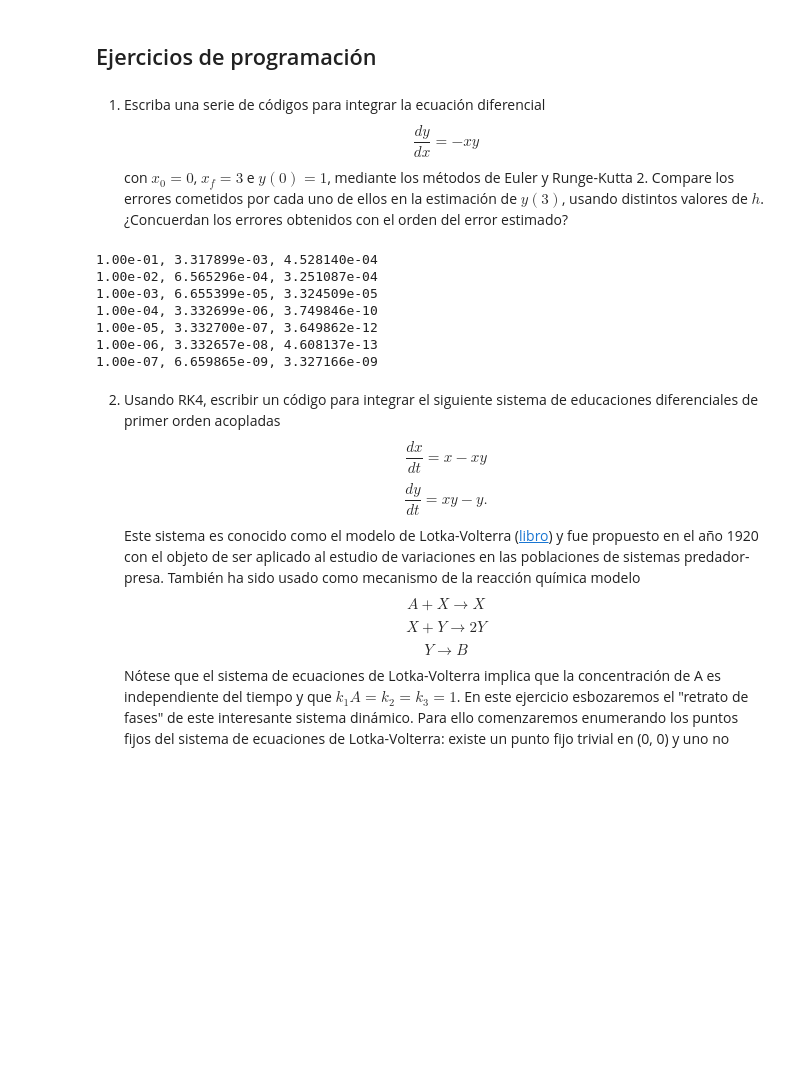
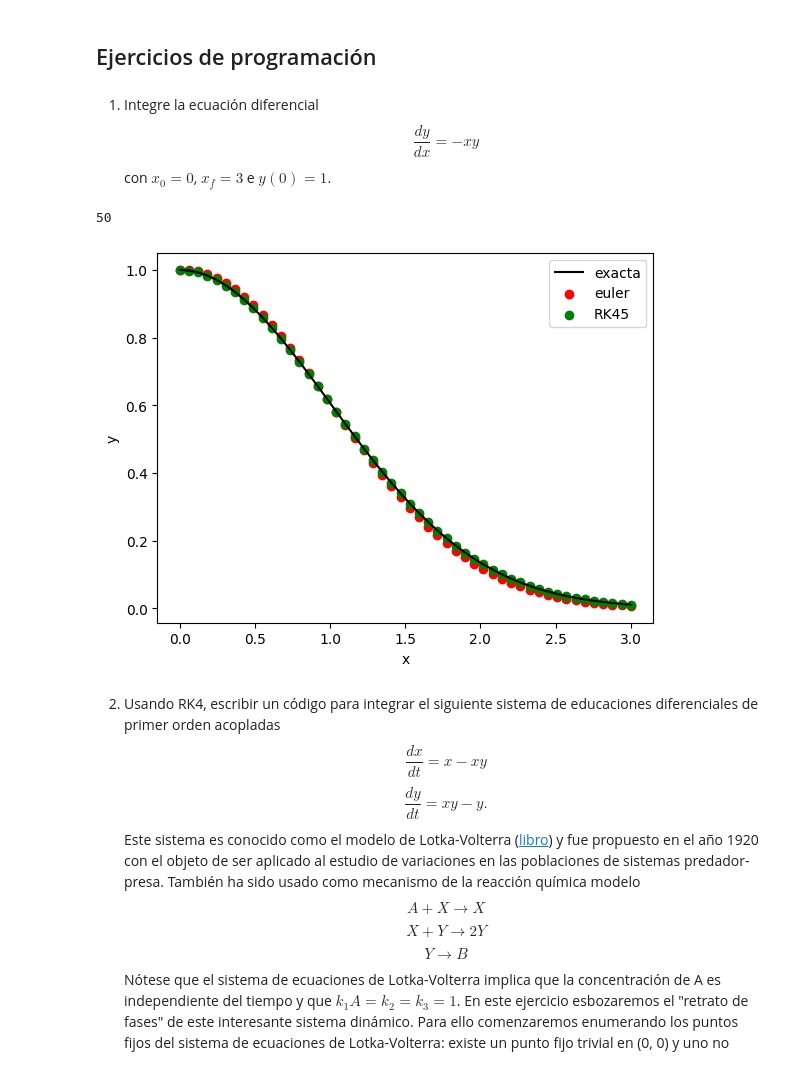
Before and after one commit to fernandezfran/metcomp, a Jupyter notebook: guias/guia2-resuelta.ipynb, the cells around one changed output. Drawn from its saved outputs; the diff is of its cells as text; code cells hidden in the pictures; blank space fills up the shorter version.

Commit message:
hasta lotka-volterra con solve_ivp de scipy

```diff
--- a/guias/guia2-resuelta.ipynb
+++ b/guias/guia2-resuelta.ipynb
@@ -7,52 +7,47 @@
 2. Deduzca los métodos de Runge-Kutta de segundo orden.
 # %% [markdown]
 ## Ejercicios de programación
-# %% [markdown]
-1. Escriba una serie de códigos para integrar la ecuación diferencial $$\frac{dy}{dx} = - x y$$ con $x_0 = 0$, $x_f = 3$ e $y(0) = 1$, mediante los métodos de Euler y Runge-Kutta 2. Compare los errores cometidos por cada uno de ellos en la estimación de $y(3)$, usando distintos valores de $h$. ¿Concuerdan los errores obtenidos con el orden del error estimado?
+# %% [markdown]
+1. Integre la ecuación diferencial $$\frac{dy}{dx} = - x y$$ con $x_0 = 0$, $x_f = 3$ e $y(0) = 1$.
 # %%
 import matplotlib.pyplot as plt
 import numpy as np
+from scipy.integrate import solve_ivp
 
 def exacta(x):
     return np.exp(-np.asarray(x)**2 / 2)
 
 def f(x, y):
     return - x * y
 
-def euler(x0, y0, h, xf):
+def euler(span, y0, h):
+    x0, xf = span
+    yvals = []
+    yvals.append(y0)
     while(x0 <= xf):
         y = y0 + h * f(x0, y0)
+        yvals.append(y)
         y0 = y
         x0 += h
-
-    return y
-
-def rk2(x0, y0, h, xf):
-    while(x0 <= xf):
-        k1 = h * f(x0, y0)
-        k2 = h * f(x0 + h, y0 + k1)
-
-        y = y0 + 0.5 * (k1 + k2)
-        y0 = y
-        x0 += h
-
-    return y
+    return np.array(yvals)
 
 x0 = 0
 xf = 3
 y0 = 1
-y_true = exacta(xf)
-for h in np.logspace(-1, -7, num=7):
-    yeul = euler(x0, y0, h, xf)
-    yrk2 = rk2(x0, y0, h, xf)
 
-    print(f"{h:.2e}, {np.abs(y_true - yeul):.6e}, {np.abs(y_true - yrk2):.6e}")
+eul = euler((x0, xf), y0, 0.0625)
+sol = solve_ivp(f, (x0, xf), [y0], t_eval=np.linspace(x0, xf), method="RK45")
+
+print(len(sol.t))
+plt.plot(sol.t, exacta(sol.t), c="k", label="exacta")
+plt.scatter(sol.t, eul, c="red", label="euler")
+plt.scatter(sol.t, sol.y[0], c="green", label="RK45")
+
+plt.xlabel("x")
+plt.ylabel("y")
+plt.legend()
+plt.show()
 # %% [output]
-1.00e-01, 3.317899e-03, 4.528140e-04
-1.00e-02, 6.565296e-04, 3.251087e-04
-1.00e-03, 6.655399e-05, 3.324509e-05
-1.00e-04, 3.332699e-06, 3.749846e-10
-1.00e-05, 3.332700e-07, 3.649862e-12
-1.00e-06, 3.332657e-08, 4.608137e-13
-1.00e-07, 6.659865e-09, 3.327166e-09
+50
+[figure, added]
 # %% [markdown]
```
Also changed, not shown: parts of 8 cells of this notebook.
